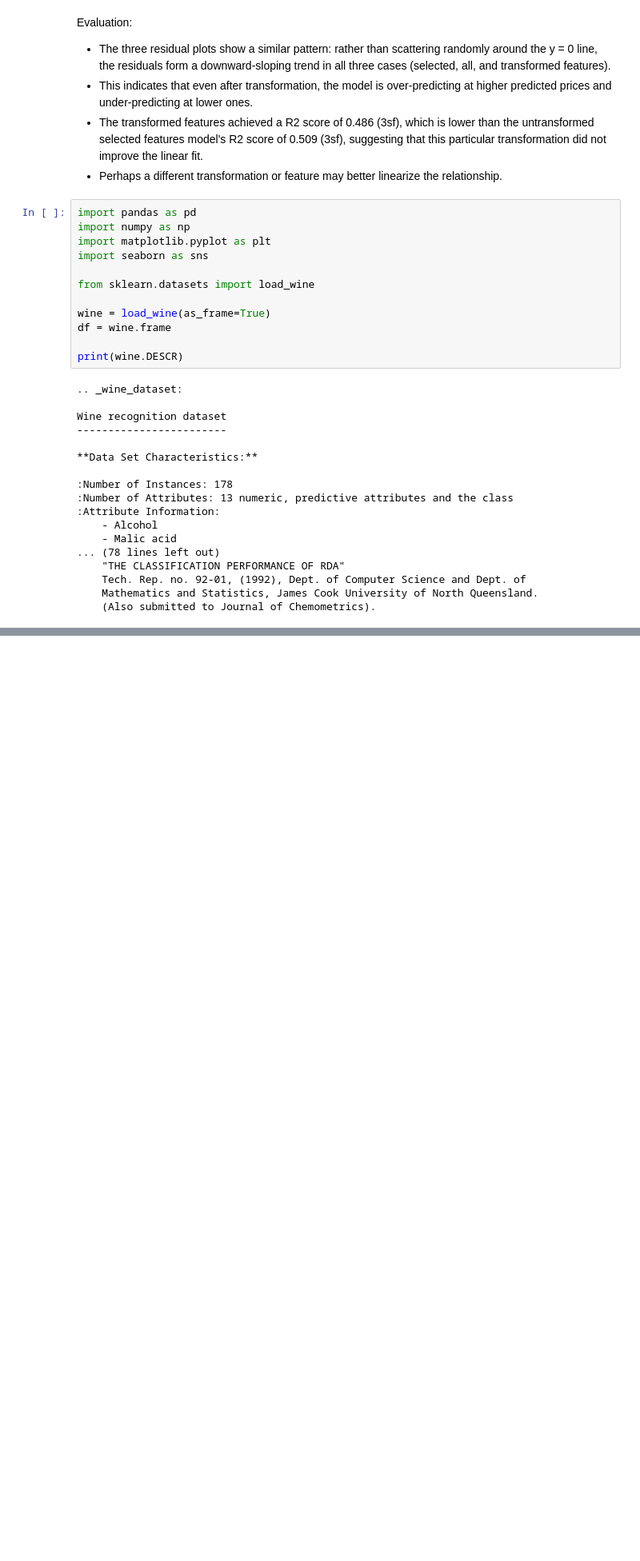
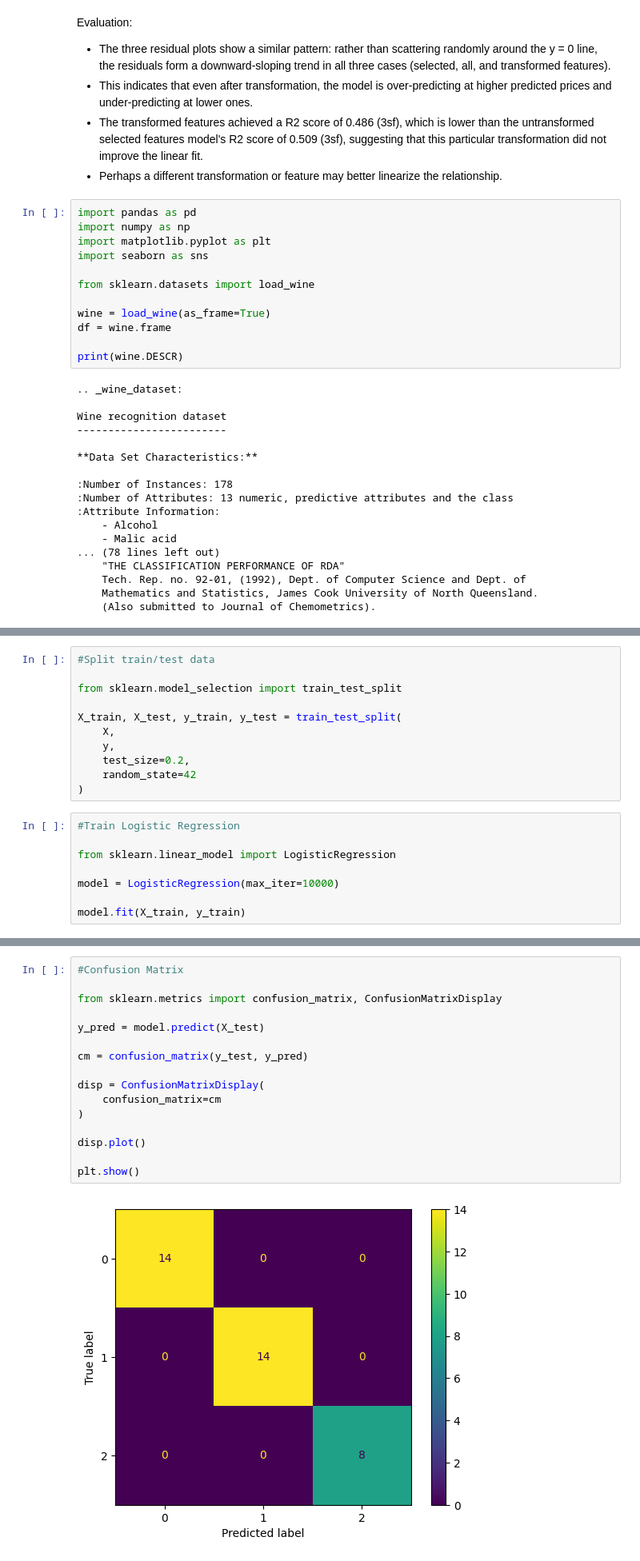
Before and after one commit to EvanAngQiXuan/IntroToMLAsg1, a Jupyter notebook: asg1_p1.ipynb, the cells around one changed output, grey strips where cells are left out. Shown at 80% size. Saved outputs shown, nothing was run; the diff lists cells and outputs as text; blank space fills up the shorter version.

```diff
--- a/asg1_p1.ipynb
+++ b/asg1_p1.ipynb
@@ -230,0 +255,19 @@ Everything works!
+# %%
+#Split train/test data
+
+from sklearn.model_selection import train_test_split
+
+X_train, X_test, y_train, y_test = train_test_split(
+    X,
+    y,
+    test_size=0.2,
+    random_state=42
+)
+# %%
+#Train Logistic Regression
+
+from sklearn.linear_model import LogisticRegression
+
+model = LogisticRegression(max_iter=10000)
+
+model.fit(X_train, y_train)
@@ -230,0 +284,18 @@ Everything works!
+# %%
+#Confusion Matrix
+
+from sklearn.metrics import confusion_matrix, ConfusionMatrixDisplay
+
+y_pred = model.predict(X_test)
+
+cm = confusion_matrix(y_test, y_pred)
+
+disp = ConfusionMatrixDisplay(
+    confusion_matrix=cm
+)
+
+disp.plot()
+
+plt.show()
+# %% [output]
+[figure, added]
```
Also changed, not shown: parts of 10 cells of this notebook.
